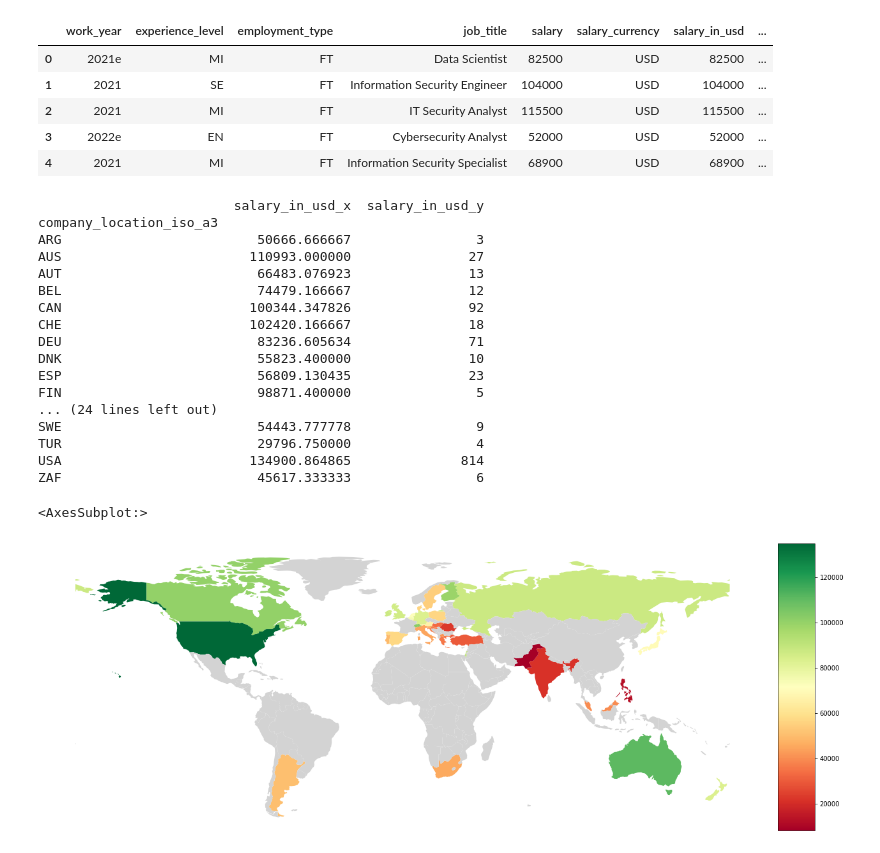
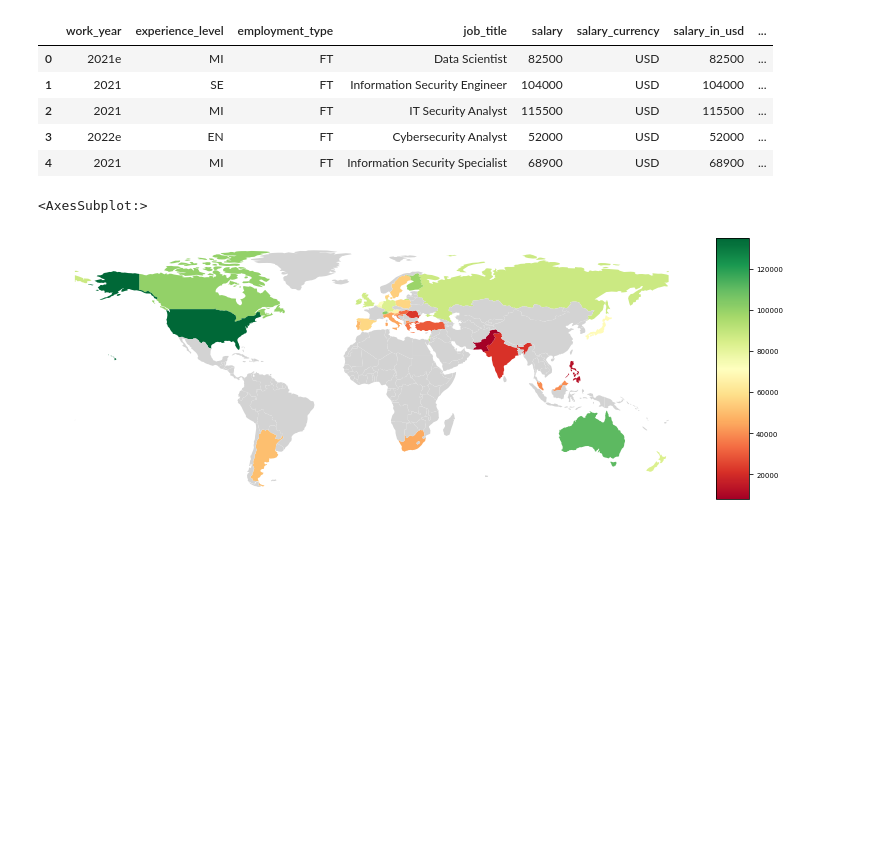
Before and after one commit to manuelarns/Data-Literacy-Project, a Jupyter notebook: src/main.ipynb, the cells around one changed output. Saved outputs shown, nothing was run; the diff lists cells and outputs as text; code cells hidden in the pictures; blank space fills up the shorter version.

```diff
--- a/src/main.ipynb
+++ b/src/main.ipynb
@@ -7,8 +7,8 @@ from mpl_toolkits.axes_grid1 import make_axes_locatable
 # %%
 # load map, salaries, ISO 3166
 world_data = geopandas.read_file(geopandas.datasets.get_path('naturalearth_lowres'))
-salaries_data = pd.read_csv('salaries.csv')
-countries_data = pd.read_csv('countries.csv')
+salaries_data = pd.read_csv('../data/salaries.csv')
+countries_data = pd.read_csv('../data/countries.csv')
 # %%
 # profile report of data for initial manual inspaction
 from pandas_profiling import ProfileReport
@@ -29,45 +29,31 @@ salaries.head()
 | 3 | 2022e | EN | FT | Cybersecurity Analyst | 52000 | USD | 52000 | ... |
 | 4 | 2021 | MI | FT | Information Security Specialist | 68900 | USD | 68900 | ... |
 # %%
+from tueplots import bundles
 
 salaries_count_per_country = salaries[['company_location_iso_a3', 'salary_in_usd']].groupby('company_location_iso_a3').count()
 avg_salaries_by_country = salaries[['company_location_iso_a3', 'salary_in_usd']].groupby('company_location_iso_a3').mean()
 avg_salaries_by_country = pd.merge(avg_salaries_by_country, salaries_count_per_country, left_index=True, right_index=True, how='left')
 
 # filter out values with less than N datapoints
 avg_salaries_by_country = avg_salaries_by_country[avg_salaries_by_country['salary_in_usd_y'] >= 3]
-print(avg_salaries_by_country)
+#print(avg_salaries_by_country)
 
 # merge with map
 world = world_data[world_data.name!="Antarctica"]
 world_salaries = pd.merge(world, avg_salaries_by_country, left_on='iso_a3', right_index=True, how='left')
 
 # plot
-fig, ax = plt.subplots(1, 1, figsize=(22,9))
+plt.rcParams.update(bundles.neurips2021(usetex=False))
+
+fig, ax = plt.subplots(1, 1, figsize=(10,5))
 ax.set_axis_off()
 divider = make_axes_locatable(ax)
 cax = divider.append_axes("right", size="5%", pad=0.1)
 world_salaries.plot(ax=ax, column='salary_in_usd_x', cmap='RdYlGn', missing_kwds={'color': 'lightgrey'}, legend=True, cax=cax)
 # %% [output]
-                         salary_in_usd_x  salary_in_usd_y
-company_location_iso_a3
-ARG                         50666.666667                3
-AUS                        110993.000000               27
-AUT                         66483.076923               13
-BEL                         74479.166667               12
-CAN                        100344.347826               92
-CHE                        102420.166667               18
-DEU                         83236.605634               71
-DNK                         55823.400000               10
-ESP                         56809.130435               23
-FIN                         98871.400000                5
-... (24 lines left out)
-SWE                         54443.777778                9
-TUR                         29796.750000                4
-USA                        134900.864865              814
-ZAF                         45617.333333                6
+<AxesSubplot:>
-<AxesSubplot:>
-[figure, old version]
+[figure, new version]
 # %%
 gdp_data = world[['iso_a3', 'gdp_md_est', 'pop_est']]
 gdp_data['gdp_per_capita'] = (gdp_data['gdp_md_est'] / gdp_data['pop_est'] * 1000000)
```
Also changed, not shown: parts of 3 cells of this notebook, 4 other files.
